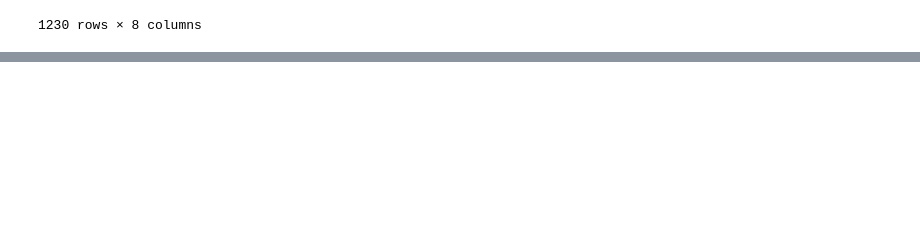
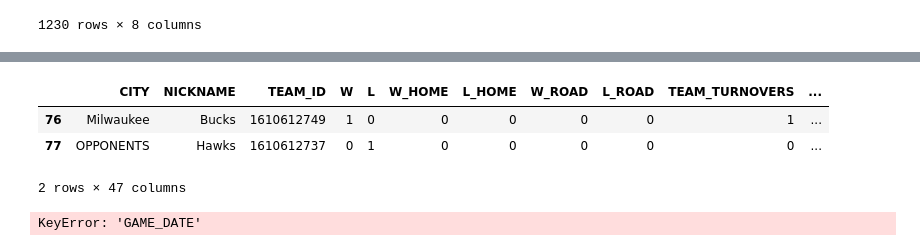
Before and after one commit to Andres-boullosa/nba-data-analytics, a Jupyter notebook: databaseinicialization.ipynb, the cells around one changed output, grey strips where cells are left out. Drawn from its saved outputs; the diff is of its cells as text; code cells hidden in the pictures; blank space fills up the shorter version.

Commit message:
finish generate database

```diff
--- a/databaseinicialization.ipynb
+++ b/databaseinicialization.ipynb
@@ -408,6 +374,6 @@ teams
 # %%
 from generate_database import generate_database
 
-generate_database([2024, 2023, 2022, 2021, 2020, 2019, 2018, 2017, 2016, 2015, 2014, 2013, 2012, 2011, 2010], 'Regular Season')
+TOTAL_GAMELOGS = generate_database([2024, 2023, 2022,2021 , 2019], 'Regular Season')#, 2018, 2017, 2016, 2015, 2014, 2013, 2012, 2011, 2010
 # %% [output]
 Generation season schedule and game logs for season 2024
@@ -414,0 +401,70 @@ OperationalError: table GAMES has no column named MATCHUP
+# %%
+TOTAL_GAMELOGS[0].loc[TOTAL_GAMELOGS[0]['GAME_ID'] == '0022401229']
+# %% [output]
+|  | CITY | NICKNAME | TEAM_ID | W | L | W_HOME | L_HOME | W_ROAD | L_ROAD | TEAM_TURNOVERS | ... |
+| 76 | Milwaukee | Bucks | 1610612749 | 1 | 0 | 0 | 0 | 0 | 0 | 1 | ... |
+| 77 | OPPONENTS | Hawks | 1610612737 | 0 | 1 | 0 | 0 | 0 | 0 | 0 | ... |
+2 rows × 47 columns
+# %%
+import numpy as np
+def getHomeAwayFlag(gameDF):
+    gameDF['HOME_FLAG'] = gameDF['CITY'].apply(lambda x: 0 if x == 'OPPONENTS' else 1)
+    gameDF['AWAY_FLAG'] = gameDF['CITY'].apply(lambda x: 1 if x == 'OPPONENTS' else 0)
+
+    # Rellenar las columnas W_HOME, L_HOME, W_ROAD, L_ROAD
+    gameDF['W_HOME'] = gameDF.apply(lambda row: row['W'] if row['HOME_FLAG'] == 1 else 0, axis=1)
+    gameDF['L_HOME'] = gameDF.apply(lambda row: row['L'] if row['HOME_FLAG'] == 1 else 0, axis=1)
+    gameDF['W_ROAD'] = gameDF.apply(lambda row: row['W'] if row['AWAY_FLAG'] == 1 else 0, axis=1)
+    gameDF['L_ROAD'] = gameDF.apply(lambda row: row['L'] if row['AWAY_FLAG'] == 1 else 0, axis=1)
+    gameDF['HOME_FLAG'] = np.where((gameDF['W_HOME']==1) | (gameDF['L_HOME']==1),1,0)
+    gameDF['AWAY_FLAG'] = np.where((gameDF['W_ROAD']==1) | (gameDF['L_ROAD']==1),1,0)
+    #return gameDF
+
+def getTotalWinPctg(gameDF):
+    gameDF['TOTAL_GAMES_PLAYED'] = gameDF.groupby(['TEAM_ID','SEASON'])['GAME_DATE'].rank(ascending=True)
+    gameDF['TOTAL_WINS'] = gameDF.sort_values(by='GAME_DATE').groupby(['TEAM_ID','SEASON'])['W'].cumsum()
+    gameDF['TOTAL_WIN_PCTG'] = gameDF['TOTAL_WINS']/gameDF['TOTAL_GAMES_PLAYED']
+    return gameDF.drop(['TOTAL_GAMES_PLAYED','TOTAL_WINS'],axis=1)
+
+def getHomeWinPctg(gameDF):
+    gameDF['HOME_GAMES_PLAYED'] = gameDF.sort_values(by='GAME_DATE').groupby(['TEAM_ID','SEASON'])['HOME_FLAG'].cumsum()
+    gameDF['HOME_WINS'] = gameDF.sort_values(by='GAME_DATE').groupby(['TEAM_ID','SEASON'])['W_HOME'].cumsum()
+    gameDF['HOME_WIN_PCTG'] = gameDF['HOME_WINS']/gameDF['HOME_GAMES_PLAYED']
+    return gameDF.drop(['HOME_GAMES_PLAYED','HOME_WINS'],axis=1)
+
+def getAwayWinPctg(gameDF):
+    gameDF['AWAY_GAMES_PLAYED'] = gameDF.sort_values(by='GAME_DATE').groupby(['TEAM_ID','SEASON'])['AWAY_FLAG'].cumsum()
+    gameDF['AWAY_WINS'] = gameDF.sort_values(by='GAME_DATE').groupby(['TEAM_ID','SEASON'])['W_ROAD'].cumsum()
+    gameDF['AWAY_WIN_PCTG'] = gameDF['AWAY_WINS']/gameDF['AWAY_GAMES_PLAYED']
+    return gameDF.drop(['AWAY_GAMES_PLAYED','AWAY_WINS'],axis=1)
+
+def getRollingOE(gameDF):
+    gameDF['ROLLING_OE'] = gameDF.sort_values(by='GAME_DATE').groupby(['TEAM_ID','SEASON'])['OFFENSIVE_EFFICIENCY'].transform(lambda x: x.rolling(3, 1).mean())
+
+def getRollingScoringMargin(gameDF):
+    gameDF['ROLLING_SCORING_MARGIN'] = gameDF.sort_values(by='GAME_DATE').groupby(['TEAM_ID','SEASON'])['SCORING_MARGIN'].transform(lambda x: x.rolling(3, 1).mean())
+
+def getRestDays(gameDF):
+    gameDF['GAME_DATE'] = pd.to_datetime(gameDF['GAME_DATE'])
+    gameDF['LAST_GAME_DATE'] = gameDF.sort_values(by='GAME_DATE').groupby(['TEAM_ID','SEASON'])['GAME_DATE'].shift(1)
+    gameDF['NUM_REST_DAYS'] = (gameDF['GAME_DATE'] - gameDF['LAST_GAME_DATE'])/np.timedelta64(1,'D')
+    return gameDF.drop('LAST_GAME_DATE',axis=1)
+
+def getmetrics(gameLogs):
+    getHomeAwayFlag(gameLogs)
+    gameLogs = getHomeWinPctg(gameLogs)
+    gameLogs = getAwayWinPctg(gameLogs)
+    gameLogs = getTotalWinPctg(gameLogs)
+    getRollingScoringMargin(gameLogs)
+    getRollingOE(gameLogs)
+    gameLogs = getRestDays(gameLogs)
+
+    return gameLogs
+
+getHomeAwayFlag(TOTAL_GAMELOGS[0])
+TOTAL_GAMELOGS[0] = getHomeWinPctg(TOTAL_GAMELOGS[0])
+TOTAL_GAMELOGS[0] = getAwayWinPctg(TOTAL_GAMELOGS[0])
+
+TOTAL_GAMELOGS[0].to_sql("GAME_STATS", conexion, if_exists="append", index=False)
+# %% [output]
+KeyError: 'GAME_DATE'
```
Also changed, not shown: parts of 14 cells of this notebook, 5 other files.
